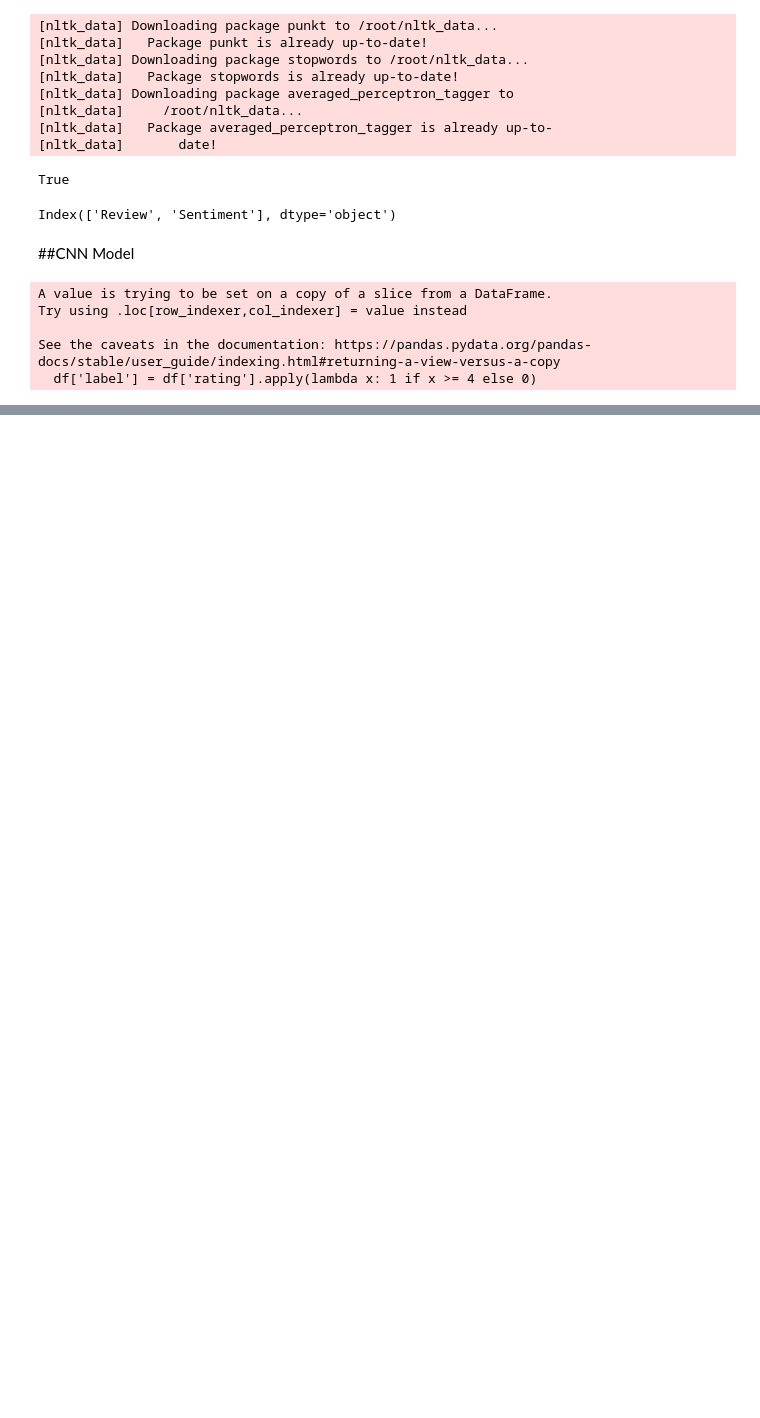
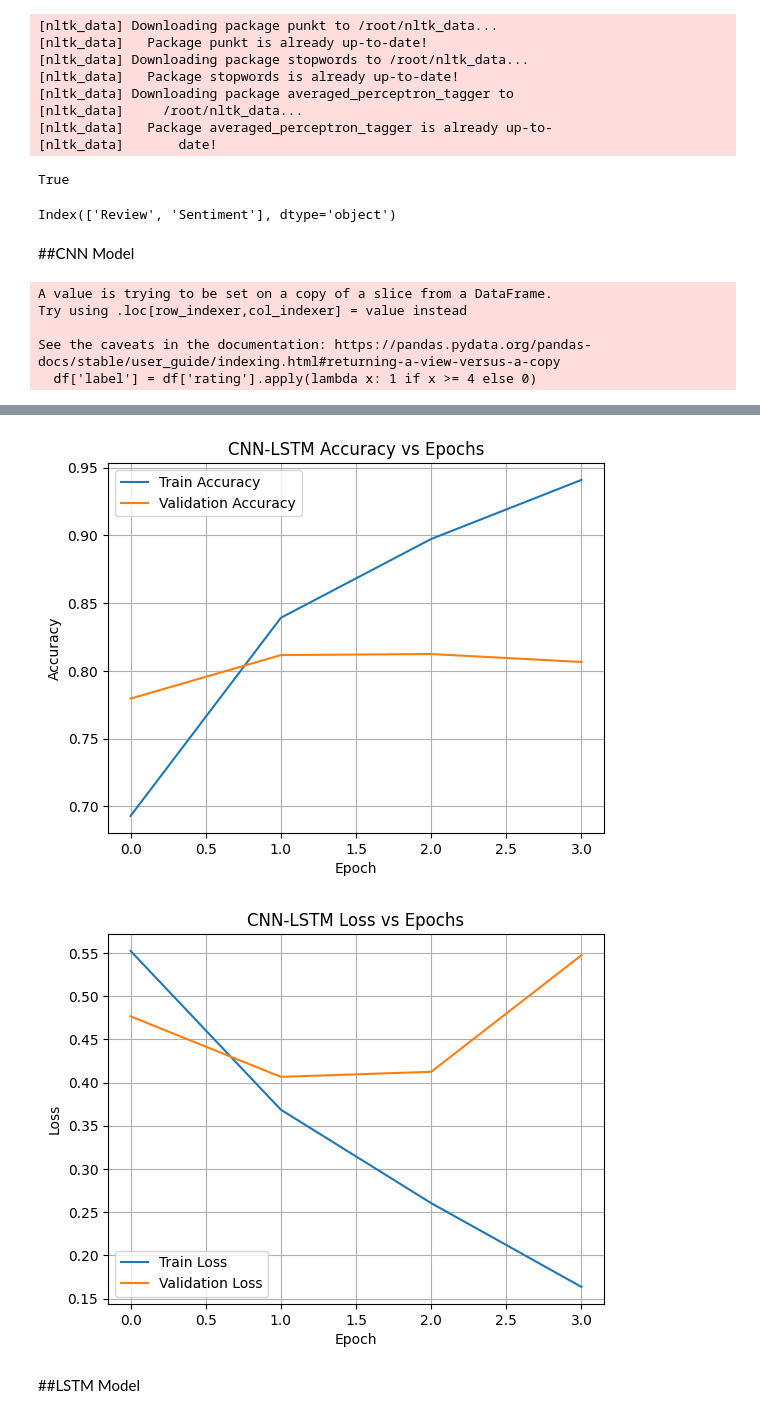
Before and after one commit to keerthanab2201/Sentiment-Analysis-using-Deep-Learning, a Jupyter notebook: sentiment_analysis.ipynb, the cells around one changed output, grey strips where cells are left out. Saved outputs shown, nothing was run; the diff lists cells and outputs as text; code cells hidden in the pictures; blank space fills up the shorter version.

```diff
--- a/sentiment_analysis.ipynb
+++ b/sentiment_analysis.ipynb
@@ -358,0 +404,22 @@ Specificity  : 0.8112
+# %%
+# Compile
+cnn_lstm_model.compile(optimizer=Adam(), loss='binary_crossentropy', metrics=['accuracy'])
+# %%
+from tensorflow.keras.callbacks import EarlyStopping
+
+# Define early stopping callback
+early_stop = EarlyStopping(
+    monitor='val_loss',    # Watch validation loss
+    patience=2,            # Stop after 2 epochs without improvement
+    restore_best_weights=True
+)
+# %%
+# Train with early stopping
+history_cnn_lstm = cnn_lstm_model.fit(
+    X_train, y_train,
+    batch_size=32,
+    epochs=15,
+    validation_data=(X_test, y_test),
+    callbacks=[early_stop],
+    verbose=1
+)
@@ -358,0 +473,27 @@ Specificity  : 0.8112
+# %%
+import matplotlib.pyplot as plt
+
+# Accuracy plot
+plt.plot(history_cnn_lstm.history['accuracy'], label='Train Accuracy')
+plt.plot(history_cnn_lstm.history['val_accuracy'], label='Validation Accuracy')
+plt.title('CNN-LSTM Accuracy vs Epochs')
+plt.xlabel('Epoch')
+plt.ylabel('Accuracy')
+plt.legend()
+plt.grid(True)
+plt.show()
+
+# Loss plot
+plt.plot(history_cnn_lstm.history['loss'], label='Train Loss')
+plt.plot(history_cnn_lstm.history['val_loss'], label='Validation Loss')
+plt.title('CNN-LSTM Loss vs Epochs')
+plt.xlabel('Epoch')
+plt.ylabel('Loss')
+plt.legend()
+plt.grid(True)
+plt.show()
+# %% [output]
+[figure, added]
+[figure, added]
+# %% [markdown]
+##LSTM Model
```
Also changed, not shown: parts of 23 cells of this notebook.
